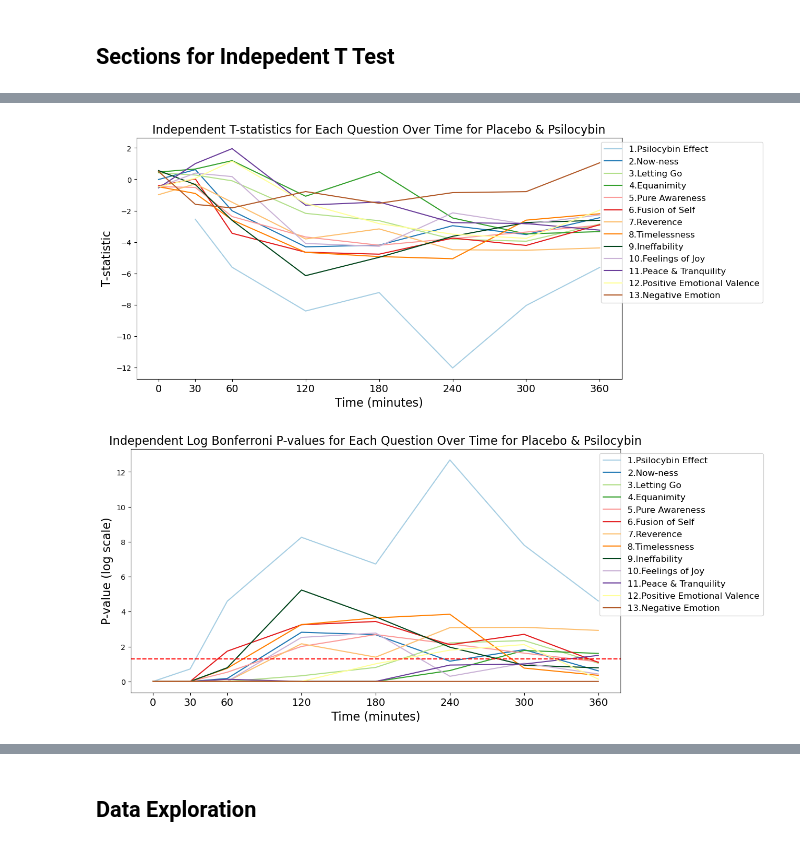
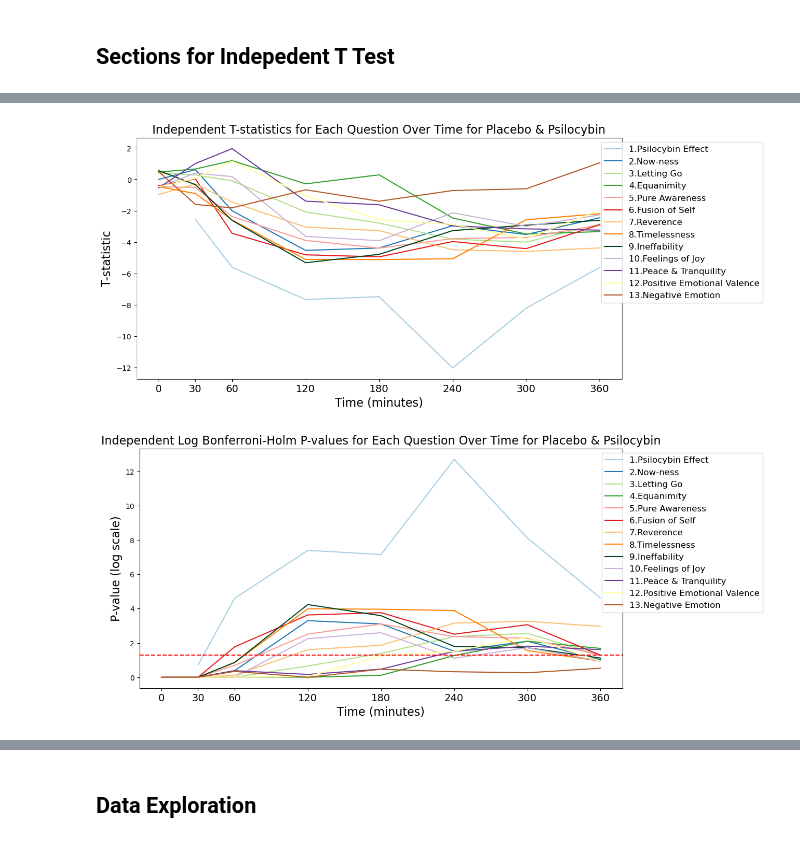
Before and after one commit to CambridgeCat13/neuropsil, a Jupyter notebook: Harriet_T-test.ipynb, the cells around one changed output, grey strips where cells are left out. Cells and saved outputs as stored; diff of their text form; code cells hidden in the pictures.

```diff
--- a/Harriet_T-test.ipynb
+++ b/Harriet_T-test.ipynb
@@ -277,18 +411,4 @@ plt.ylabel('Frequency')
 plt.title('Comparison of Equanimity Ratings Before and After Imputation')
 plt.legend()
 plt.show
-
-plt.figure(figsize=(18, 12))
-
-for i, question in enumerate(rating_columns):
-    plt.subplot(5, 3, i+1)
-    plt.hist(df_cleaned[question], bins=20, alpha=0.5, label='Before Imputation', color='blue')
-    plt.hist(df_cleaned_imputed[question], bins=20, alpha=0.5, label='After Imputation', color='orange')
-    plt.title(f'Distribution of {question[:15]}')  # Truncate title for readability
-    plt.xlabel('Ratings')
-    plt.ylabel('Frequency')
-    plt.legend()
-
-plt.tight_layout()
-plt.show()
 # %% [output]
@@ -302,16 +422,14 @@ custom_colors = [
 ]
 
 t_stats_by_question = {col: [] for col in rating_columns}
-log_bonferroni_p_values_by_question = {col: [] for col in rating_columns}
+log_bonferroni_holm_p_values_by_question = {col: [] for col in rating_columns}
 
-# Extract Wilcoxon statistics and log Bonferroni p-values from paired_results_by_time
 for timepoint in timepoints:
     for col in rating_columns:
         t_stat, log_p_value = paired_results_by_time[timepoint][col]
         t_stats_by_question[col].append(t_stat if t_stat is not None else np.nan)
-        log_bonferroni_p_values_by_question[col].append(log_p_value if log_p_value is not None else np.nan)
+        log_bonferroni_holm_p_values_by_question[col].append(log_p_value if log_p_value is not None else np.nan)
 
-# Plotting the Wilcoxon statistics over time
 plt.figure(figsize=(12, 6))
 for i, (col, short_col) in enumerate(zip(rating_columns, shortened_rating_columns)):
     plt.plot(timepoints, t_stats_by_question[col], label=short_col, color=custom_colors[i])
@@ -322,15 +440,14 @@ plt.xticks(specific_timepoints, fontsize=12)
 plt.legend(loc='upper right', bbox_to_anchor=(1.3, 1), fontsize=12)
 plt.show()
 
-# Plotting the log Bonferroni-corrected p-values over time
 plt.figure(figsize=(12, 6))
 for i, (col, short_col) in enumerate(zip(rating_columns, shortened_rating_columns)):
-    plt.plot(timepoints, log_bonferroni_p_values_by_question[col], label=short_col, color=custom_colors[i])
+    plt.plot(timepoints, log_bonferroni_holm_p_values_by_question[col], label=short_col, color=custom_colors[i])
 plt.xlabel('Time (minutes)', fontsize=16)
-plt.ylabel('Log Bonferroni-Corrected P-value', fontsize=16)
+plt.ylabel('Bonferroni-Holm-Corrected P-value (Log Scaled)', fontsize=16)
 plt.title('P-values (Log-Scaled) for Each Question Over Time for Placebo and Psilocybin', fontsize=16)
 plt.xticks(specific_timepoints, fontsize=14)
-plt.axhline(y=-np.log10(0.05), color='r', linestyle='--')  # Threshold for significance
+plt.axhline(y=-np.log10(0.05), color='r', linestyle='--')
 plt.legend(loc='upper right', bbox_to_anchor=(1.3, 1), fontsize=12)
 plt.show()
 # %% [output]
@@ -384,40 +510,33 @@ Results for Timepoint 0 (minutes):
 # %%
 t_stats_by_question_independent = {col: [] for col in rating_columns}
 log_p_value_by_question_independent = {col: [] for col in rating_columns}
 
-# Extract T-statistics and log P-values from independent_results_by_time
 for timepoint in timepoints:
     for col in rating_columns:
-        t_stat, log_bonferroni_p_value = independent_results_by_time[timepoint][col]
+        t_stat, log_bonferroni_holm_p_value = independent_results_by_time[timepoint][col]
+        t_stats_by_question_independent[col].append(t_stat if t_stat is not None else np.nan)
+        log_p_value_by_question_independent[col].append(log_bonferroni_holm_p_value if log_bonferroni_holm_p_value is not None else np.nan)
 
-        # Store T-statistics
-        t_stats_by_question_independent[col].append(t_stat if t_stat is not None else np.nan)
-
-        # Store log P-values
-        log_p_value_by_question_independent[col].append(log_bonferroni_p_value if log_bonferroni_p_value is not None else np.nan)
-
-# Plotting the T-statistics over time
 plt.figure(figsize=(12, 6))
 for i, (col, short_col) in enumerate(zip(rating_columns, shortened_rating_columns)):
     plt.plot(timepoints, t_stats_by_question_independent[col], label=short_col, color=custom_colors[i])
 plt.xlabel('Time (minutes)', fontsize=16)
 plt.ylabel('T-statistic', fontsize=16)
 plt.title('Independent T-statistics for Each Question Over Time for Placebo & Psilocybin', fontsize=16)
 plt.xticks(specific_timepoints, fontsize=14)
 plt.legend(loc='upper right', bbox_to_anchor=(1.3, 1), fontsize=12)
 plt.show()
 
-# Plotting the log P-values over time
 plt.figure(figsize=(12, 6))
 for i, (col, short_col) in enumerate(zip(rating_columns, shortened_rating_columns)):
     plt.plot(timepoints, log_p_value_by_question_independent[col], label=short_col, color=custom_colors[i])
 plt.xlabel('Time (minutes)', fontsize=16)
 plt.ylabel('P-value (log scale)', fontsize=16)
-plt.title('Independent Log Bonferroni P-values for Each Question Over Time for Placebo & Psilocybin', fontsize=16)
+plt.title('Independent Log Bonferroni-Holm P-values for Each Question Over Time for Placebo & Psilocybin', fontsize=16)
 plt.xticks(specific_timepoints, fontsize=14)
-plt.axhline(y=-np.log10(0.05), color='r', linestyle='--')  # Threshold for significance
+plt.axhline(y=-np.log10(0.05), color='r', linestyle='--')
 plt.legend(loc='upper right', bbox_to_anchor=(1.3, 1), fontsize=12)
 plt.show()
 # %% [output]
-[figure, old version]
+[figure, new version]
-[figure, old version]
+[figure, new version]
```
Also changed, not shown: parts of 16 cells of this notebook.
